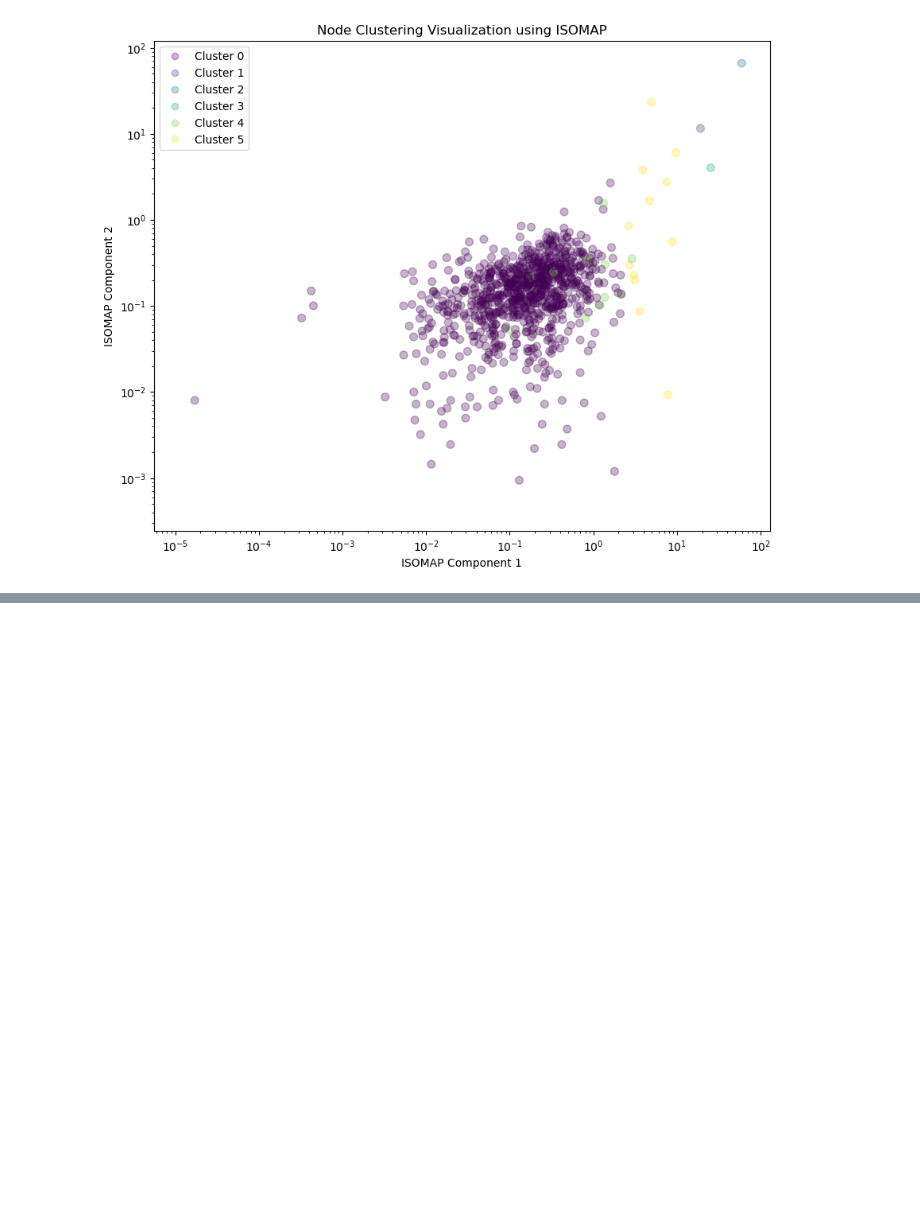
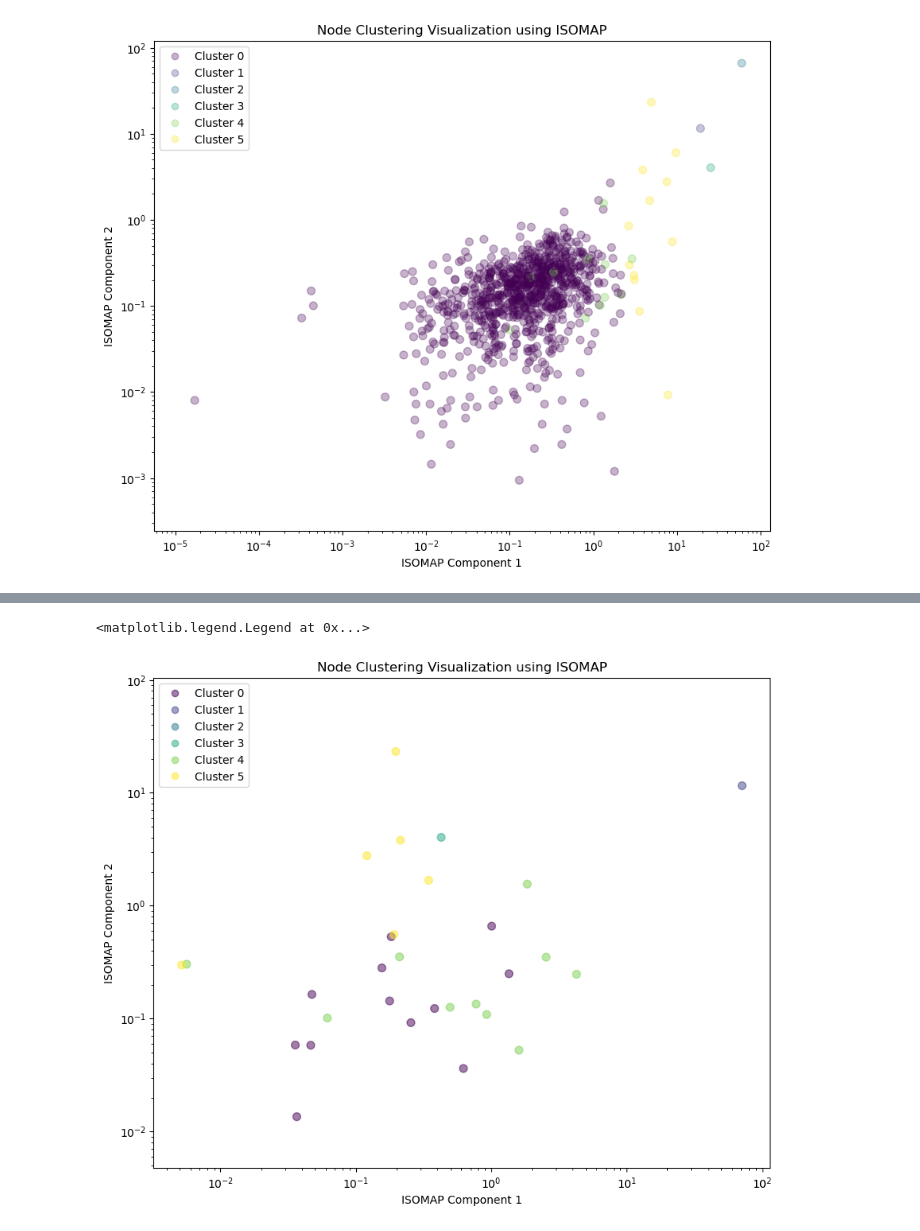
Before and after one commit to TheAllUnknown/BankTransactionNet, a Jupyter notebook: 5.3Ksample.ipynb, the cells around one changed output, grey strips where cells are left out. Saved outputs shown, nothing was run; the diff lists cells and outputs as text; code cells hidden in the pictures; blank space fills up the shorter version.

```diff
--- a/5.3Ksample.ipynb
+++ b/5.3Ksample.ipynb
@@ -132,0 +182,12 @@ for node, label in zip(node_feature_df.index(), labels):
+# %%
+plt.figure(figsize=(10, 8))
+scatter = plt.scatter(filtered_features[:,4], filtered_features[:,5], c=filtered_labels, cmap='viridis', s=50,alpha=0.5)
+plt.title('Node Clustering Visualization using ISOMAP')
+plt.xlabel('ISOMAP Component 1')
+plt.ylabel('ISOMAP Component 2')
+plt.xscale('log',base=10)
+plt.yscale('log',base=10)
+plt.legend(handles=scatter.legend_elements()[0], labels=[f'Cluster {i}' for i in range(6)])
+# %% [output]
+<matplotlib.legend.Legend at 0x...>
+[figure, added]
```
Also changed, not shown: parts of 13 cells of this notebook, 1 other file.
